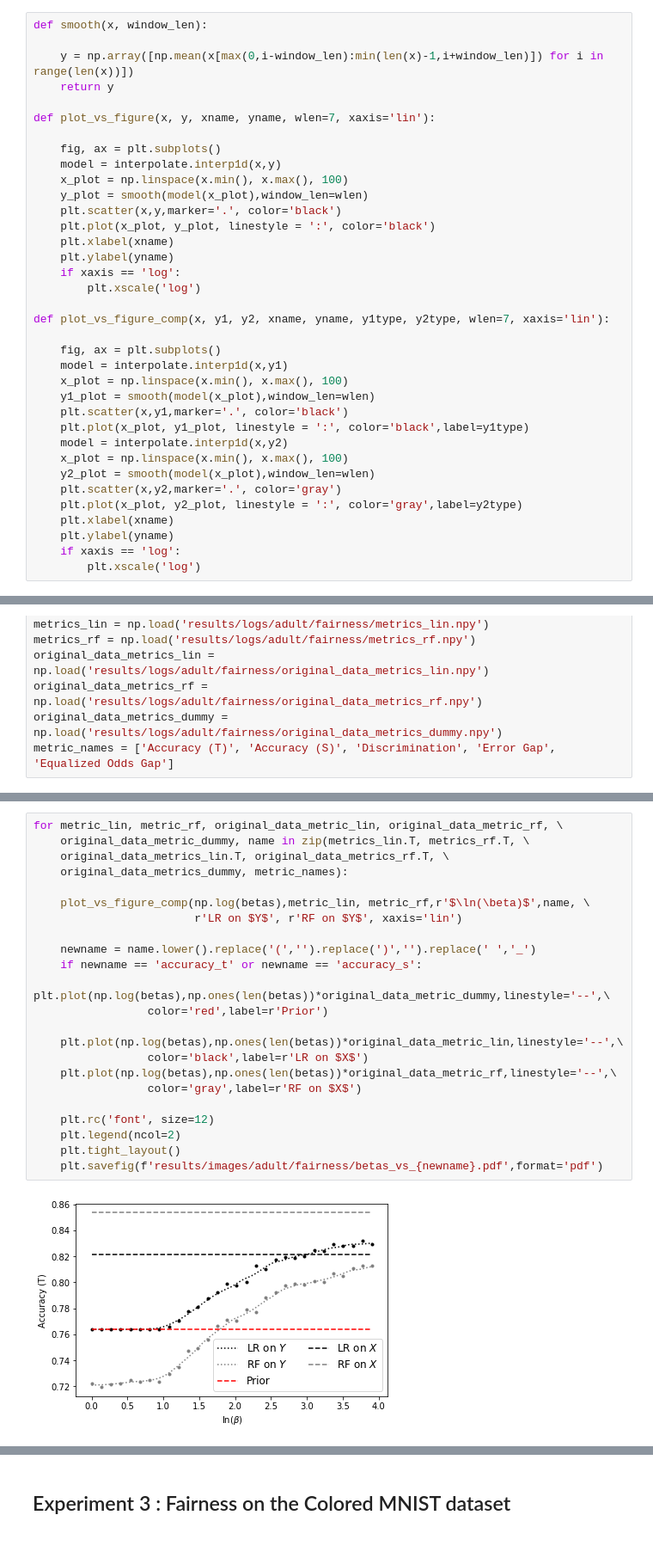
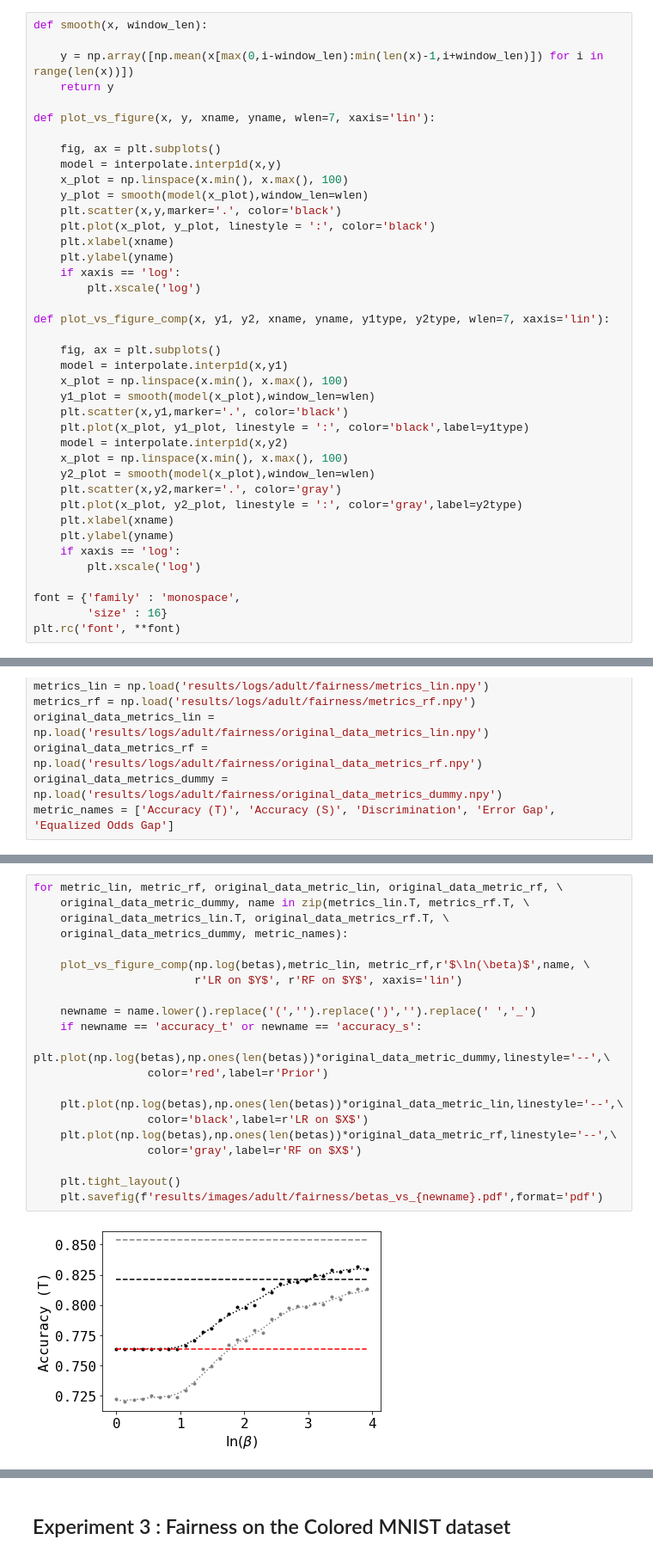
Before and after one commit to burklight/VariationalPrivacyFairness, a Jupyter notebook: Guide.ipynb, the cells around one changed output, grey strips where cells are left out. Shown: that part at 86% size. Saved outputs shown, nothing was run; the diff lists cells and outputs as text.

```diff
--- a/Guide.ipynb
+++ b/Guide.ipynb
@@ -66,6 +81,10 @@ def plot_vs_figure_comp(x, y1, y2, xname, yname, y1type, y2type, wlen=7, xaxis='
     plt.ylabel(yname)
     if xaxis == 'log':
         plt.xscale('log')
+
+font = {'family' : 'monospace',
+        'size' : 16}
+plt.rc('font', **font)
 # %% [markdown]
 # Experiment 2 : Fairness on the Adult dataset
 # %%
@@ -92,25 +111,23 @@ plt.savefig('results/images/adult/fairness/betas_vs_isy.pdf',format='pdf')
 # %%
 for metric_lin, metric_rf, original_data_metric_lin, original_data_metric_rf, \
     original_data_metric_dummy, name in zip(metrics_lin.T, metrics_rf.T, \
     original_data_metrics_lin.T, original_data_metrics_rf.T, \
     original_data_metrics_dummy, metric_names):
 
     plot_vs_figure_comp(np.log(betas),metric_lin, metric_rf,r'$\ln(\beta)$',name, \
                         r'LR on $Y$', r'RF on $Y$', xaxis='lin')
 
     newname = name.lower().replace('(','').replace(')','').replace(' ','_')
     if newname == 'accuracy_t' or newname == 'accuracy_s':
         plt.plot(np.log(betas),np.ones(len(betas))*original_data_metric_dummy,linestyle='--',\
                  color='red',label=r'Prior')
 
     plt.plot(np.log(betas),np.ones(len(betas))*original_data_metric_lin,linestyle='--',\
                  color='black',label=r'LR on $X$')
     plt.plot(np.log(betas),np.ones(len(betas))*original_data_metric_rf,linestyle='--',\
                  color='gray',label=r'RF on $X$')
 
-    plt.rc('font', size=12)
-    plt.legend(ncol=2)
     plt.tight_layout()
     plt.savefig(f'results/images/adult/fairness/betas_vs_{newname}.pdf',format='pdf')
 # %% [output]
-[figure, old version]
+[figure, new version]
```
Also changed, not shown: parts of 10 cells of this notebook, 15 other files.
